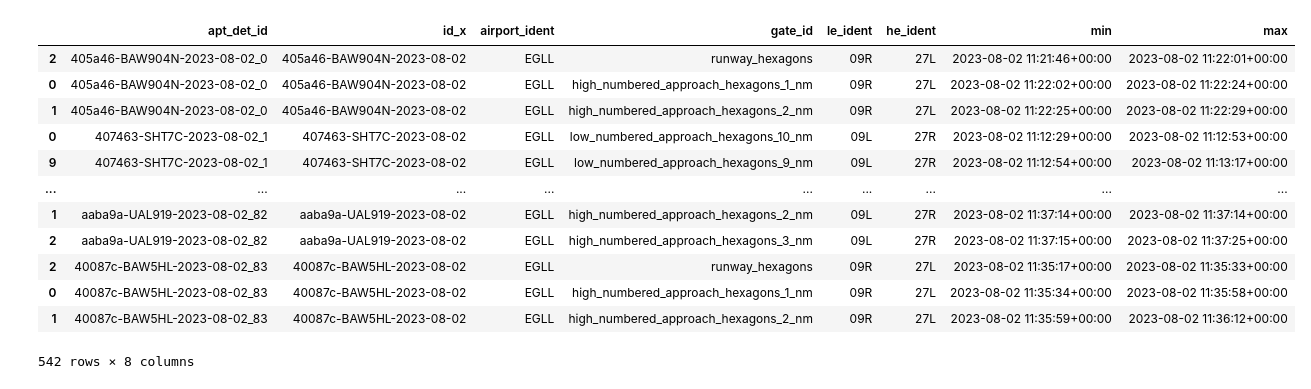
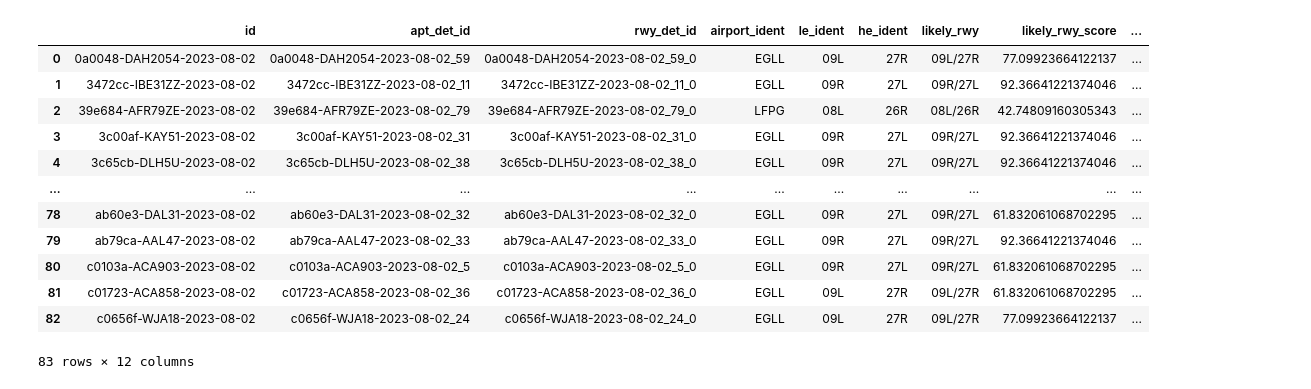
Before and after one commit to euctrl-pru/OPDI, a Jupyter notebook: python/airports.ipynb, the cells around one changed output. Drawn from its saved outputs; the diff is of its cells as text; code cells hidden in the pictures.

```diff
--- a/python/airports.ipynb
+++ b/python/airports.ipynb
@@ -525,16 +437,16 @@ See the caveats in the documentation: https://pandas.pydata.org/pandas-docs/stab
 # %%
-rwy_detections_df
+scored_rwy_detections_df
 # %% [output]
-|  | apt_det_id | id_x | airport_ident | gate_id | le_ident | he_ident | min | max |
-| 2 | 405a46-BAW904N-2023-08-02_0 | 405a46-BAW904N-2023-08-02 | EGLL | runway_hexagons | 09R | 27L | 2023-08-02 11:21:46+00:00 | 2023-08-02 11:22:01+00:00 |
-| 0 | 405a46-BAW904N-2023-08-02_0 | 405a46-BAW904N-2023-08-02 | EGLL | high_numbered_approach_hexagons_1_nm | 09R | 27L | 2023-08-02 11:22:02+00:00 | 2023-08-02 11:22:24+00:00 |
-| 1 | 405a46-BAW904N-2023-08-02_0 | 405a46-BAW904N-2023-08-02 | EGLL | high_numbered_approach_hexagons_2_nm | 09R | 27L | 2023-08-02 11:22:25+00:00 | 2023-08-02 11:22:29+00:00 |
-| 0 | 407463-SHT7C-2023-08-02_1 | 407463-SHT7C-2023-08-02 | EGLL | low_numbered_approach_hexagons_10_nm | 09L | 27R | 2023-08-02 11:12:29+00:00 | 2023-08-02 11:12:53+00:00 |
-| 9 | 407463-SHT7C-2023-08-02_1 | 407463-SHT7C-2023-08-02 | EGLL | low_numbered_approach_hexagons_9_nm | 09L | 27R | 2023-08-02 11:12:54+00:00 | 2023-08-02 11:13:17+00:00 |
-| ... | ... | ... | ... | ... | ... | ... | ... | ... |
-| 1 | aaba9a-UAL919-2023-08-02_82 | aaba9a-UAL919-2023-08-02 | EGLL | high_numbered_approach_hexagons_2_nm | 09L | 27R | 2023-08-02 11:37:14+00:00 | 2023-08-02 11:37:14+00:00 |
-| 2 | aaba9a-UAL919-2023-08-02_82 | aaba9a-UAL919-2023-08-02 | EGLL | high_numbered_approach_hexagons_3_nm | 09L | 27R | 2023-08-02 11:37:15+00:00 | 2023-08-02 11:37:25+00:00 |
-| 2 | 40087c-BAW5HL-2023-08-02_83 | 40087c-BAW5HL-2023-08-02 | EGLL | runway_hexagons | 09R | 27L | 2023-08-02 11:35:17+00:00 | 2023-08-02 11:35:33+00:00 |
-| 0 | 40087c-BAW5HL-2023-08-02_83 | 40087c-BAW5HL-2023-08-02 | EGLL | high_numbered_approach_hexagons_1_nm | 09R | 27L | 2023-08-02 11:35:34+00:00 | 2023-08-02 11:35:58+00:00 |
-| 1 | 40087c-BAW5HL-2023-08-02_83 | 40087c-BAW5HL-2023-08-02 | EGLL | high_numbered_approach_hexagons_2_nm | 09R | 27L | 2023-08-02 11:35:59+00:00 | 2023-08-02 11:36:12+00:00 |
+|  | id | apt_det_id | rwy_det_id | airport_ident | le_ident | he_ident | likely_rwy | likely_rwy_score | ... |
+| 0 | 0a0048-DAH2054-2023-08-02 | 0a0048-DAH2054-2023-08-02_59 | 0a0048-DAH2054-2023-08-02_59_0 | EGLL | 09L | 27R | 09L/27R | 77.09923664122137 | ... |
+| 1 | 3472cc-IBE31ZZ-2023-08-02 | 3472cc-IBE31ZZ-2023-08-02_11 | 3472cc-IBE31ZZ-2023-08-02_11_0 | EGLL | 09R | 27L | 09R/27L | 92.36641221374046 | ... |
+| 2 | 39e684-AFR79ZE-2023-08-02 | 39e684-AFR79ZE-2023-08-02_79 | 39e684-AFR79ZE-2023-08-02_79_0 | LFPG | 08L | 26R | 08L/26R | 42.74809160305343 | ... |
+| 3 | 3c00af-KAY51-2023-08-02 | 3c00af-KAY51-2023-08-02_31 | 3c00af-KAY51-2023-08-02_31_0 | EGLL | 09R | 27L | 09R/27L | 92.36641221374046 | ... |
+| 4 | 3c65cb-DLH5U-2023-08-02 | 3c65cb-DLH5U-2023-08-02_38 | 3c65cb-DLH5U-2023-08-02_38_0 | EGLL | 09R | 27L | 09R/27L | 92.36641221374046 | ... |
+| ... | ... | ... | ... | ... | ... | ... | ... | ... | ... |
+| 78 | ab60e3-DAL31-2023-08-02 | ab60e3-DAL31-2023-08-02_32 | ab60e3-DAL31-2023-08-02_32_0 | EGLL | 09R | 27L | 09R/27L | 61.832061068702295 | ... |
+| 79 | ab79ca-AAL47-2023-08-02 | ab79ca-AAL47-2023-08-02_33 | ab79ca-AAL47-2023-08-02_33_0 | EGLL | 09R | 27L | 09R/27L | 92.36641221374046 | ... |
+| 80 | c0103a-ACA903-2023-08-02 | c0103a-ACA903-2023-08-02_5 | c0103a-ACA903-2023-08-02_5_0 | EGLL | 09R | 27L | 09R/27L | 61.832061068702295 | ... |
+| 81 | c01723-ACA858-2023-08-02 | c01723-ACA858-2023-08-02_36 | c01723-ACA858-2023-08-02_36_0 | EGLL | 09L | 27R | 09L/27R | 61.832061068702295 | ... |
+| 82 | c0656f-WJA18-2023-08-02 | c0656f-WJA18-2023-08-02_24 | c0656f-WJA18-2023-08-02_24_0 | EGLL | 09L | 27R | 09L/27R | 77.09923664122137 | ... |
-542 rows × 8 columns
+83 rows × 12 columns
```
Also changed, not shown: parts of 16 cells of this notebook, 21 other files.
